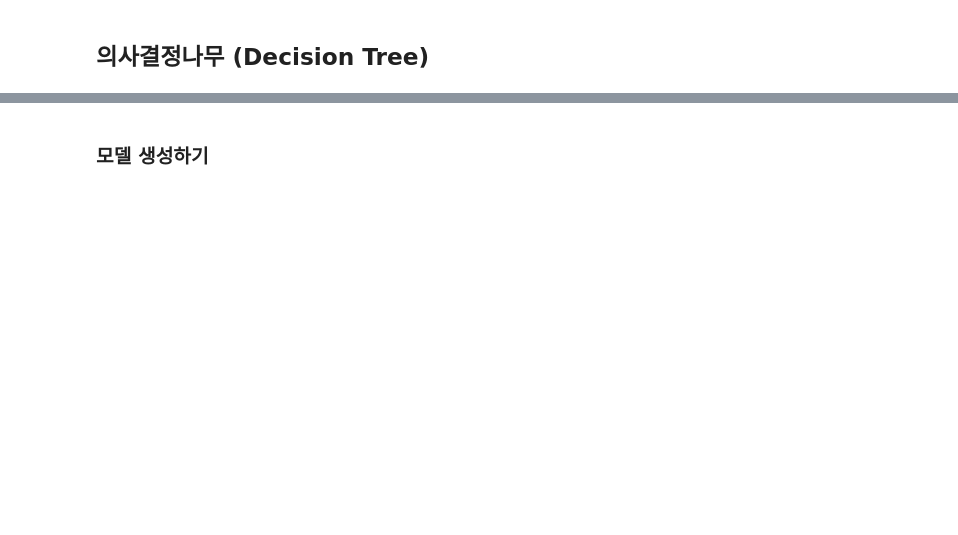
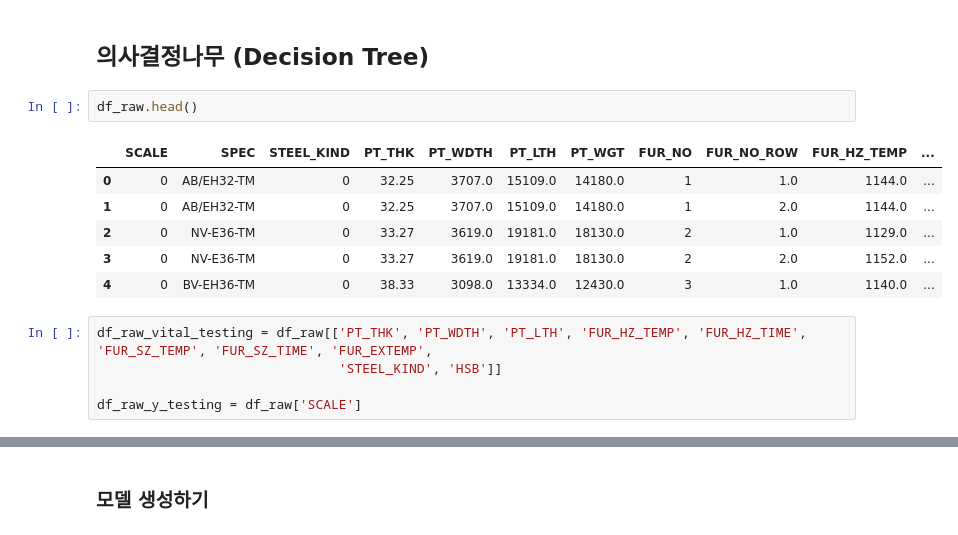
Before and after one commit to mjiii25/posco-academy, a Jupyter notebook: Big-Data/Assignment-2/C1성민지_종합실습-2_code.ipynb, the cells around one changed output, grey strips where cells are left out. Drawn from its saved outputs; the diff is of its cells as text; blank space fills up the shorter version.

```diff
--- a/Big-Data/Assignment-2/C1성민지_종합실습-2_code.ipynb
+++ b/Big-Data/Assignment-2/C1성민지_종합실습-2_code.ipynb
@@ -511,2 +524,16 @@ df_test_y size : (181,)
 # %% [markdown]
 ## **의사결정나무 (Decision Tree)**
+# %%
+df_raw.head()
+# %% [output]
+|  | SCALE | SPEC | STEEL_KIND | PT_THK | PT_WDTH | PT_LTH | PT_WGT | FUR_NO | FUR_NO_ROW | FUR_HZ_TEMP | ... |
+| 0 | 0 | AB/EH32-TM | 0 | 32.25 | 3707.0 | 15109.0 | 14180.0 | 1 | 1.0 | 1144.0 | ... |
+| 1 | 0 | AB/EH32-TM | 0 | 32.25 | 3707.0 | 15109.0 | 14180.0 | 1 | 2.0 | 1144.0 | ... |
+| 2 | 0 | NV-E36-TM | 0 | 33.27 | 3619.0 | 19181.0 | 18130.0 | 2 | 1.0 | 1129.0 | ... |
+| 3 | 0 | NV-E36-TM | 0 | 33.27 | 3619.0 | 19181.0 | 18130.0 | 2 | 2.0 | 1152.0 | ... |
+| 4 | 0 | BV-EH36-TM | 0 | 38.33 | 3098.0 | 13334.0 | 12430.0 | 3 | 1.0 | 1140.0 | ... |
+# %%
+df_raw_vital_testing = df_raw[['PT_THK', 'PT_WDTH', 'PT_LTH', 'FUR_HZ_TEMP', 'FUR_HZ_TIME', 'FUR_SZ_TEMP', 'FUR_SZ_TIME', 'FUR_EXTEMP',
+                               'STEEL_KIND', 'HSB']]
+
+df_raw_y_testing = df_raw['SCALE']
```
Also changed, not shown: parts of 9 cells of this notebook.
